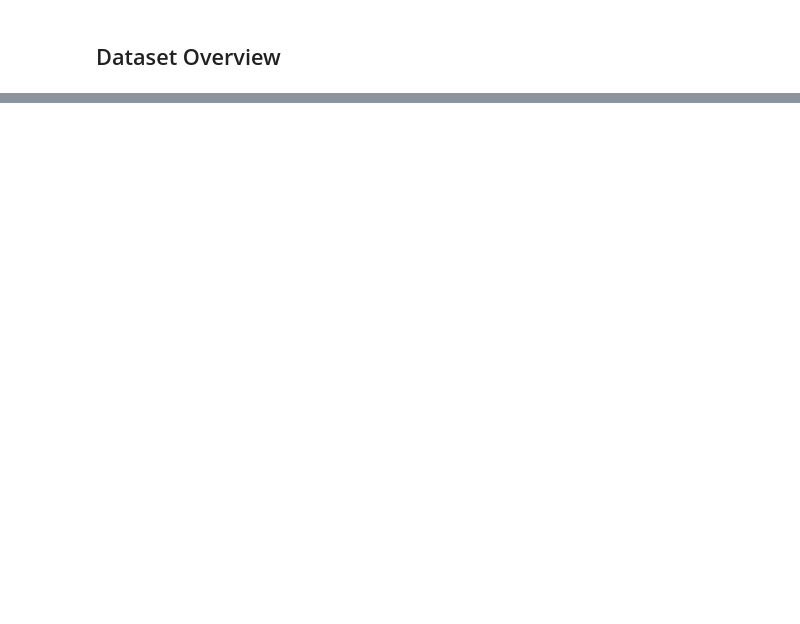
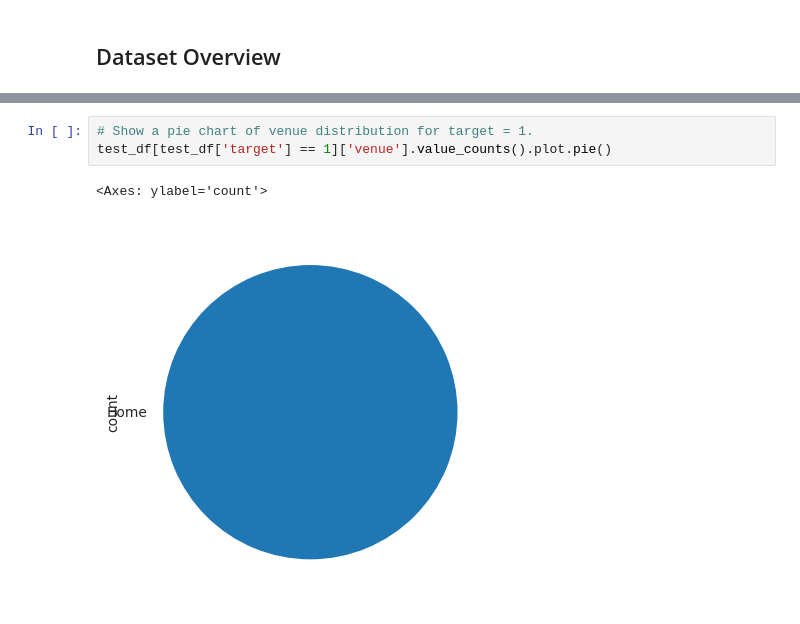
Before and after one commit to stoyanK7/football-prediction, a Jupyter notebook: notebooks/010-one_hundred_percent_accuracy.ipynb, the cells around one changed output, grey strips where cells are left out. Saved outputs shown, nothing was run; the diff lists cells and outputs as text; blank space fills up the shorter version.

```diff
--- a/notebooks/010-one_hundred_percent_accuracy.ipynb
+++ b/notebooks/010-one_hundred_percent_accuracy.ipynb
@@ -24,0 +160,6 @@ The importance of finding out why the model achieves 100% precision is that it w
+# %%
+# Show a pie chart of venue distribution for target = 1.
+test_df[test_df['target'] == 1]['venue'].value_counts().plot.pie()
+# %% [output]
+<Axes: ylabel='count'>
+[figure, added]
```
Also changed, not shown: parts of 13 cells of this notebook, 3 other files.
